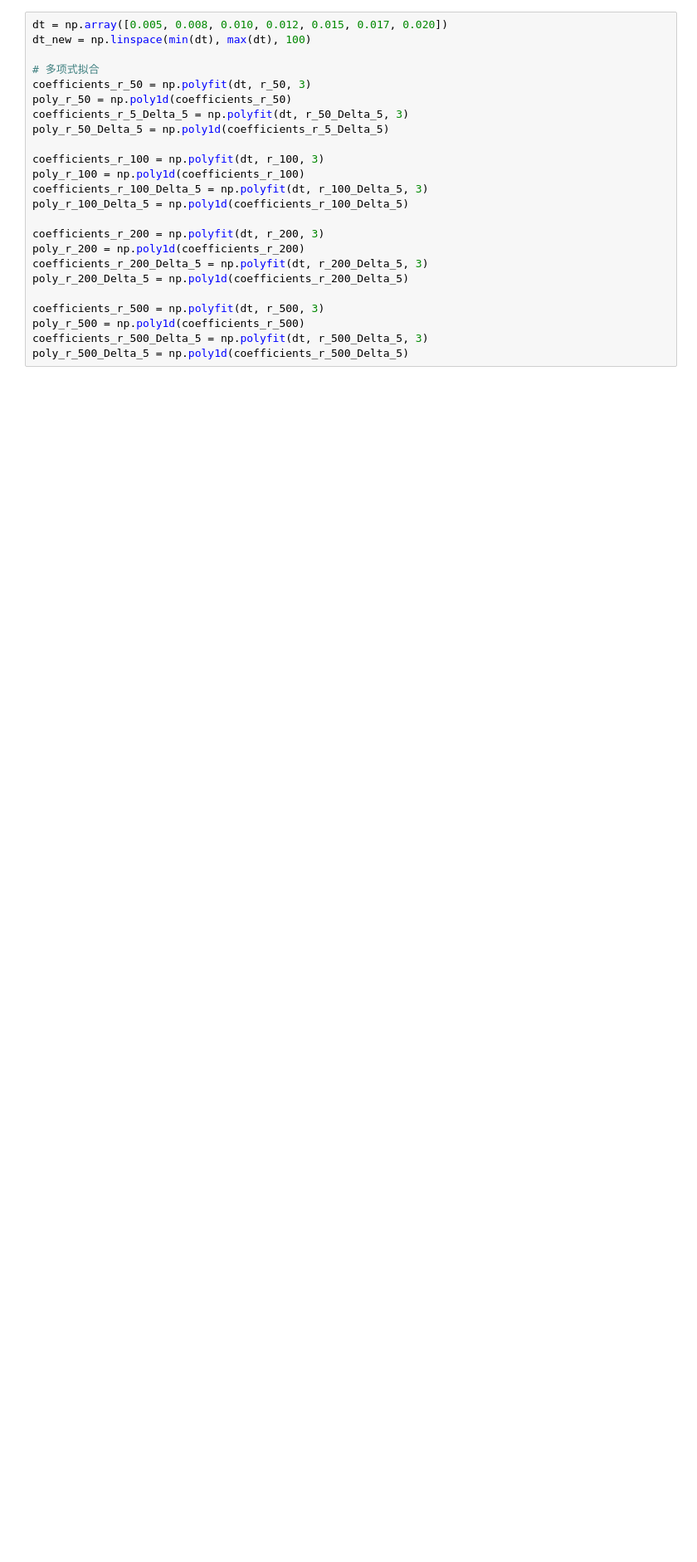
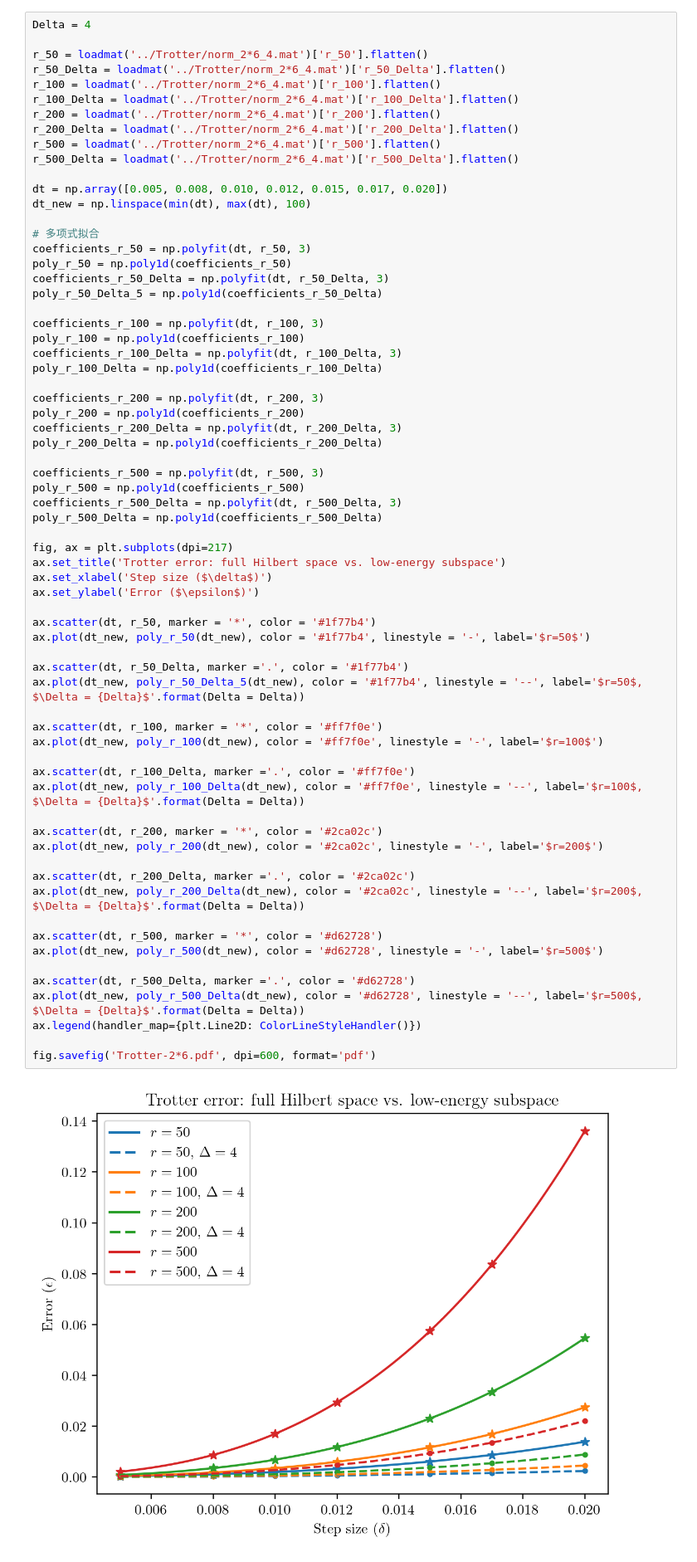
Before and after one commit to Qubit-Fernand/Digital-Quantum-Simulation, a Jupyter notebook: Figure/Plotting.ipynb, the cells around one changed output. Shown at 83% size. Cells and saved outputs as stored; diff of their text form; blank space fills up the shorter version.

Commit message:
Plotting

```diff
--- a/Figure/Plotting.ipynb
+++ b/Figure/Plotting.ipynb
@@ -37,24 +26,69 @@ r_500_Delta_5 = loadmat('r_500_Delta_5.mat')['r_500_Delta_5'].flatten()
 # %%
+Delta = 4
+
+r_50 = loadmat('../Trotter/norm_2*6_4.mat')['r_50'].flatten()
+r_50_Delta = loadmat('../Trotter/norm_2*6_4.mat')['r_50_Delta'].flatten()
+r_100 = loadmat('../Trotter/norm_2*6_4.mat')['r_100'].flatten()
+r_100_Delta = loadmat('../Trotter/norm_2*6_4.mat')['r_100_Delta'].flatten()
+r_200 = loadmat('../Trotter/norm_2*6_4.mat')['r_200'].flatten()
+r_200_Delta = loadmat('../Trotter/norm_2*6_4.mat')['r_200_Delta'].flatten()
+r_500 = loadmat('../Trotter/norm_2*6_4.mat')['r_500'].flatten()
+r_500_Delta = loadmat('../Trotter/norm_2*6_4.mat')['r_500_Delta'].flatten()
+
 dt = np.array([0.005, 0.008, 0.010, 0.012, 0.015, 0.017, 0.020])
 dt_new = np.linspace(min(dt), max(dt), 100)
 
 # 多项式拟合
 coefficients_r_50 = np.polyfit(dt, r_50, 3)
 poly_r_50 = np.poly1d(coefficients_r_50)
-coefficients_r_5_Delta_5 = np.polyfit(dt, r_50_Delta_5, 3)
-poly_r_50_Delta_5 = np.poly1d(coefficients_r_5_Delta_5)
+coefficients_r_50_Delta = np.polyfit(dt, r_50_Delta, 3)
+poly_r_50_Delta_5 = np.poly1d(coefficients_r_50_Delta)
 
 coefficients_r_100 = np.polyfit(dt, r_100, 3)
 poly_r_100 = np.poly1d(coefficients_r_100)
-coefficients_r_100_Delta_5 = np.polyfit(dt, r_100_Delta_5, 3)
-poly_r_100_Delta_5 = np.poly1d(coefficients_r_100_Delta_5)
+coefficients_r_100_Delta = np.polyfit(dt, r_100_Delta, 3)
+poly_r_100_Delta = np.poly1d(coefficients_r_100_Delta)
 
 coefficients_r_200 = np.polyfit(dt, r_200, 3)
 poly_r_200 = np.poly1d(coefficients_r_200)
-coefficients_r_200_Delta_5 = np.polyfit(dt, r_200_Delta_5, 3)
-poly_r_200_Delta_5 = np.poly1d(coefficients_r_200_Delta_5)
+coefficients_r_200_Delta = np.polyfit(dt, r_200_Delta, 3)
+poly_r_200_Delta = np.poly1d(coefficients_r_200_Delta)
 
 coefficients_r_500 = np.polyfit(dt, r_500, 3)
 poly_r_500 = np.poly1d(coefficients_r_500)
-coefficients_r_500_Delta_5 = np.polyfit(dt, r_500_Delta_5, 3)
-poly_r_500_Delta_5 = np.poly1d(coefficients_r_500_Delta_5)
+coefficients_r_500_Delta = np.polyfit(dt, r_500_Delta, 3)
+poly_r_500_Delta = np.poly1d(coefficients_r_500_Delta)
+
+fig, ax = plt.subplots(dpi=217)
+ax.set_title('Trotter error: full Hilbert space vs. low-energy subspace')
+ax.set_xlabel('Step size ($\delta$)')
+ax.set_ylabel('Error ($\epsilon$)')
+
+ax.scatter(dt, r_50, marker = '*', color = '#1f77b4')
+ax.plot(dt_new, poly_r_50(dt_new), color = '#1f77b4', linestyle = '-', label='$r=50$')
+
+ax.scatter(dt, r_50_Delta, marker ='.', color = '#1f77b4')
+ax.plot(dt_new, poly_r_50_Delta_5(dt_new), color = '#1f77b4', linestyle = '--', label='$r=50$, $\Delta = {Delta}$'.format(Delta = Delta))
+
+ax.scatter(dt, r_100, marker = '*', color = '#ff7f0e')
+ax.plot(dt_new, poly_r_100(dt_new), color = '#ff7f0e', linestyle = '-', label='$r=100$')
+
+ax.scatter(dt, r_100_Delta, marker ='.', color = '#ff7f0e')
+ax.plot(dt_new, poly_r_100_Delta(dt_new), color = '#ff7f0e', linestyle = '--', label='$r=100$, $\Delta = {Delta}$'.format(Delta = Delta))
+
+ax.scatter(dt, r_200, marker = '*', color = '#2ca02c')
+ax.plot(dt_new, poly_r_200(dt_new), color = '#2ca02c', linestyle = '-', label='$r=200$')
+
+ax.scatter(dt, r_200_Delta, marker ='.', color = '#2ca02c')
+ax.plot(dt_new, poly_r_200_Delta(dt_new), color = '#2ca02c', linestyle = '--', label='$r=200$, $\Delta = {Delta}$'.format(Delta = Delta))
+
+ax.scatter(dt, r_500, marker = '*', color = '#d62728')
+ax.plot(dt_new, poly_r_500(dt_new), color = '#d62728', linestyle = '-', label='$r=500$')
+
+ax.scatter(dt, r_500_Delta, marker ='.', color = '#d62728')
+ax.plot(dt_new, poly_r_500_Delta(dt_new), color = '#d62728', linestyle = '--', label='$r=500$, $\Delta = {Delta}$'.format(Delta = Delta))
+ax.legend(handler_map={plt.Line2D: ColorLineStyleHandler()})
+
+fig.savefig('Trotter-2*6.pdf', dpi=600, format='pdf')
+# %% [output]
+[figure, added]
```
Also changed, not shown: parts of 12 cells of this notebook, 20 other files.
